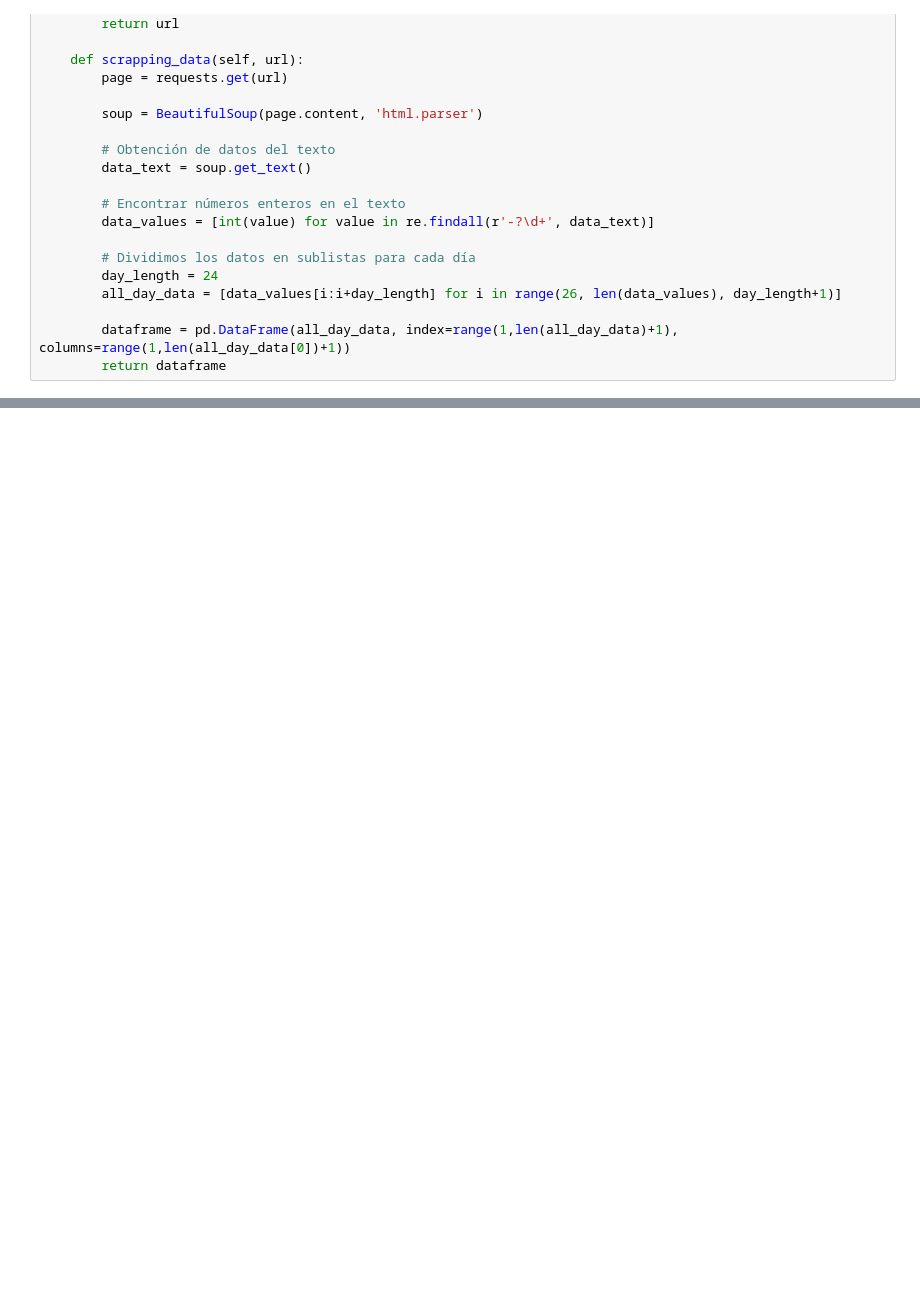
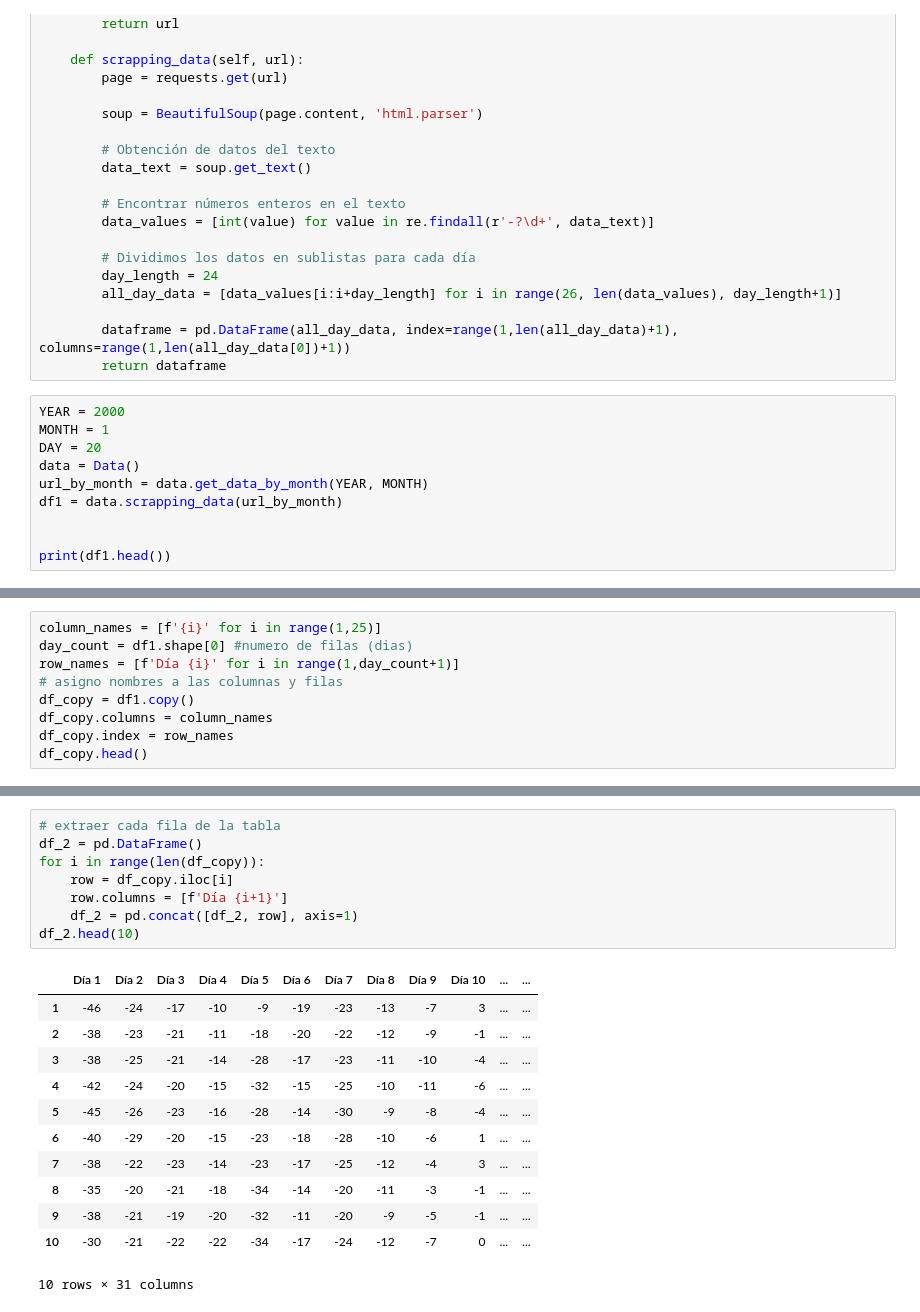
Before and after one commit to Aguerit0/geodataStorm, a Jupyter notebook: modelos/Data.ipynb, the cells around one changed output, grey strips where cells are left out. Drawn from its saved outputs; the diff is of its cells as text; blank space fills up the shorter version.

```diff
--- a/modelos/Data.ipynb
+++ b/modelos/Data.ipynb
@@ -39,3 +39,13 @@ class Data:
 
         dataframe = pd.DataFrame(all_day_data, index=range(1,len(all_day_data)+1), columns=range(1,len(all_day_data[0])+1))
         return dataframe
+# %%
+YEAR = 2000
+MONTH = 1
+DAY = 20
+data = Data()
+url_by_month = data.get_data_by_month(YEAR, MONTH)
+df1 = data.scrapping_data(url_by_month)
+
+
+print(df1.head())
@@ -41,0 +82,9 @@ class Data:
+# %%
+column_names = [f'{i}' for i in range(1,25)]
+day_count = df1.shape[0] #numero de filas (dias)
+row_names = [f'Día {i}' for i in range(1,day_count+1)]
+# asigno nombres a las columnas y filas
+df_copy = df1.copy()
+df_copy.columns = column_names
+df_copy.index = row_names
+df_copy.head()
@@ -41,0 +119,21 @@ class Data:
+# %%
+# extraer cada fila de la tabla
+df_2 = pd.DataFrame()
+for i in range(len(df_copy)):
+    row = df_copy.iloc[i]
+    row.columns = [f'Día {i+1}']
+    df_2 = pd.concat([df_2, row], axis=1)
+df_2.head(10)
+# %% [output]
+|  | Día 1 | Día 2 | Día 3 | Día 4 | Día 5 | Día 6 | Día 7 | Día 8 | Día 9 | Día 10 | ... | ... |
+| 1 | -46 | -24 | -17 | -10 | -9 | -19 | -23 | -13 | -7 | 3 | ... | ... |
+| 2 | -38 | -23 | -21 | -11 | -18 | -20 | -22 | -12 | -9 | -1 | ... | ... |
+| 3 | -38 | -25 | -21 | -14 | -28 | -17 | -23 | -11 | -10 | -4 | ... | ... |
+| 4 | -42 | -24 | -20 | -15 | -32 | -15 | -25 | -10 | -11 | -6 | ... | ... |
+| 5 | -45 | -26 | -23 | -16 | -28 | -14 | -30 | -9 | -8 | -4 | ... | ... |
+| 6 | -40 | -29 | -20 | -15 | -23 | -18 | -28 | -10 | -6 | 1 | ... | ... |
+| 7 | -38 | -22 | -23 | -14 | -23 | -17 | -25 | -12 | -4 | 3 | ... | ... |
+| 8 | -35 | -20 | -21 | -18 | -34 | -14 | -20 | -11 | -3 | -1 | ... | ... |
+| 9 | -38 | -21 | -19 | -20 | -32 | -11 | -20 | -9 | -5 | -1 | ... | ... |
+| 10 | -30 | -21 | -22 | -22 | -34 | -17 | -24 | -12 | -7 | 0 | ... | ... |
+10 rows × 31 columns
```
Also changed, not shown: parts of 7 cells of this notebook.
